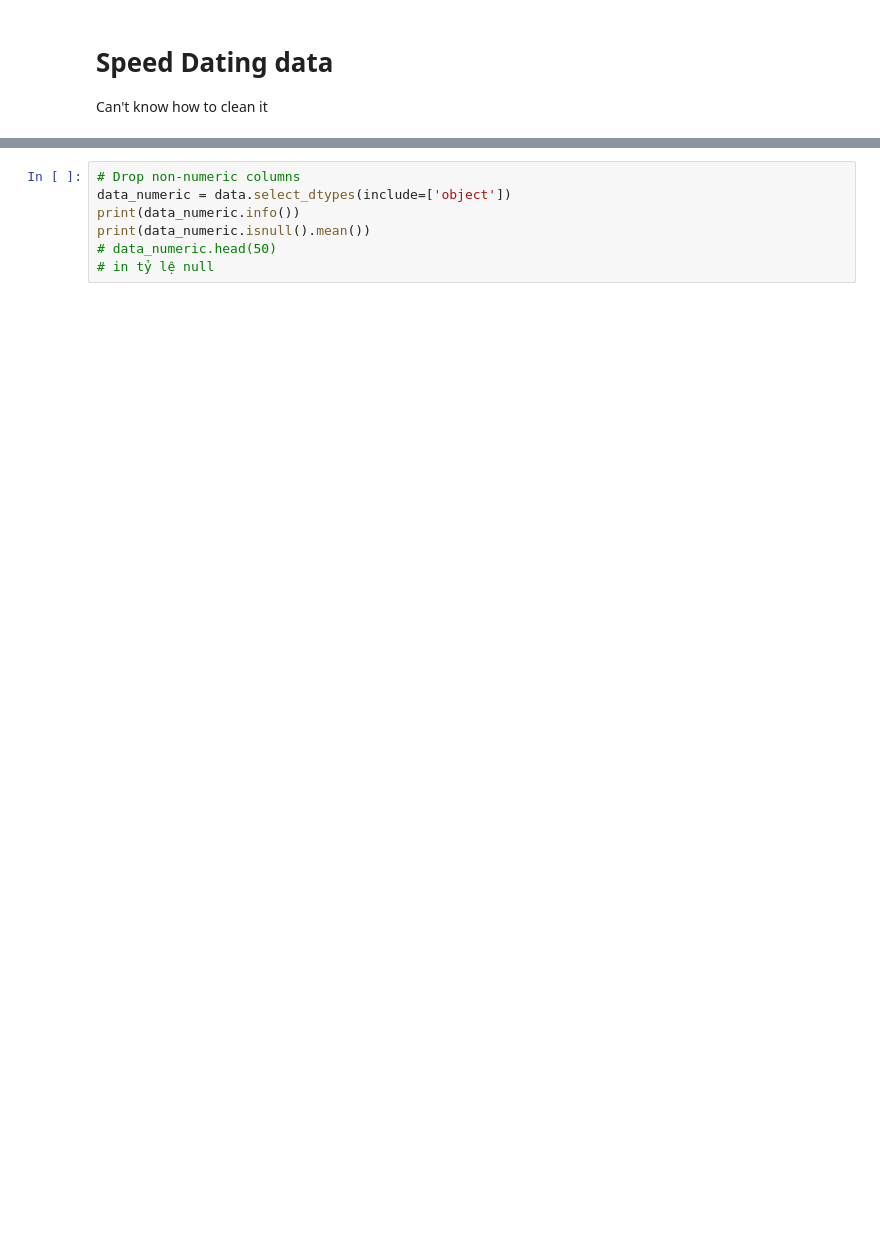
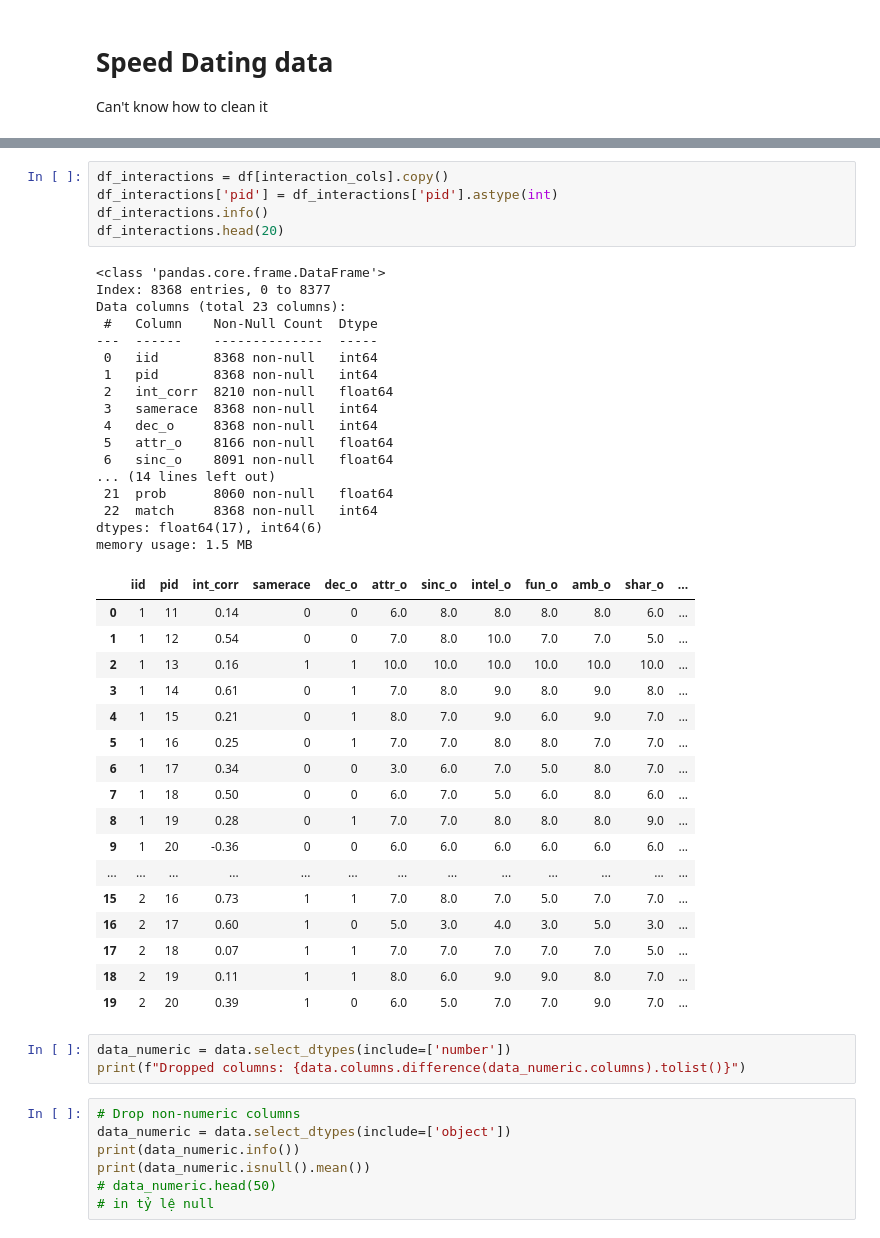
Before and after one commit to PhamHoa2006/Rcm_dt_prj, a Jupyter notebook: Clean.ipynb, the cells around one changed output, grey strips where cells are left out. Saved outputs shown, nothing was run; the diff lists cells and outputs as text; blank space fills up the shorter version.

```diff
--- a/Clean.ipynb
+++ b/Clean.ipynb
@@ -108,3 +112,46 @@ data['income'] = pd.to_numeric(data['income'].str.replace(',', ''), errors='coer
+# %%
+df_interactions = df[interaction_cols].copy()
+df_interactions['pid'] = df_interactions['pid'].astype(int)
+df_interactions.info()
+df_interactions.head(20)
+# %% [output]
+<class 'pandas.core.frame.DataFrame'>
+Index: 8368 entries, 0 to 8377
+Data columns (total 23 columns):
+ #   Column    Non-Null Count  Dtype
+---  ------    --------------  -----
+ 0   iid       8368 non-null   int64
+ 1   pid       8368 non-null   int64
+ 2   int_corr  8210 non-null   float64
+ 3   samerace  8368 non-null   int64
+ 4   dec_o     8368 non-null   int64
+ 5   attr_o    8166 non-null   float64
+ 6   sinc_o    8091 non-null   float64
+... (14 lines left out)
+ 21  prob      8060 non-null   float64
+ 22  match     8368 non-null   int64
+dtypes: float64(17), int64(6)
+memory usage: 1.5 MB
+|  | iid | pid | int_corr | samerace | dec_o | attr_o | sinc_o | intel_o | fun_o | amb_o | shar_o | ... |
+| 0 | 1 | 11 | 0.14 | 0 | 0 | 6.0 | 8.0 | 8.0 | 8.0 | 8.0 | 6.0 | ... |
+| 1 | 1 | 12 | 0.54 | 0 | 0 | 7.0 | 8.0 | 10.0 | 7.0 | 7.0 | 5.0 | ... |
+| 2 | 1 | 13 | 0.16 | 1 | 1 | 10.0 | 10.0 | 10.0 | 10.0 | 10.0 | 10.0 | ... |
+| 3 | 1 | 14 | 0.61 | 0 | 1 | 7.0 | 8.0 | 9.0 | 8.0 | 9.0 | 8.0 | ... |
+| 4 | 1 | 15 | 0.21 | 0 | 1 | 8.0 | 7.0 | 9.0 | 6.0 | 9.0 | 7.0 | ... |
+| 5 | 1 | 16 | 0.25 | 0 | 1 | 7.0 | 7.0 | 8.0 | 8.0 | 7.0 | 7.0 | ... |
+| 6 | 1 | 17 | 0.34 | 0 | 0 | 3.0 | 6.0 | 7.0 | 5.0 | 8.0 | 7.0 | ... |
+| 7 | 1 | 18 | 0.50 | 0 | 0 | 6.0 | 7.0 | 5.0 | 6.0 | 8.0 | 6.0 | ... |
+| 8 | 1 | 19 | 0.28 | 0 | 1 | 7.0 | 7.0 | 8.0 | 8.0 | 8.0 | 9.0 | ... |
+| 9 | 1 | 20 | -0.36 | 0 | 0 | 6.0 | 6.0 | 6.0 | 6.0 | 6.0 | 6.0 | ... |
+| ... | ... | ... | ... | ... | ... | ... | ... | ... | ... | ... | ... | ... |
+| 15 | 2 | 16 | 0.73 | 1 | 1 | 7.0 | 8.0 | 7.0 | 5.0 | 7.0 | 7.0 | ... |
+| 16 | 2 | 17 | 0.60 | 1 | 0 | 5.0 | 3.0 | 4.0 | 3.0 | 5.0 | 3.0 | ... |
+| 17 | 2 | 18 | 0.07 | 1 | 1 | 7.0 | 7.0 | 7.0 | 7.0 | 7.0 | 5.0 | ... |
+| 18 | 2 | 19 | 0.11 | 1 | 1 | 8.0 | 6.0 | 9.0 | 9.0 | 8.0 | 7.0 | ... |
+| 19 | 2 | 20 | 0.39 | 1 | 0 | 6.0 | 5.0 | 7.0 | 7.0 | 9.0 | 7.0 | ... |
+# %%
+data_numeric = data.select_dtypes(include=['number'])
+print(f"Dropped columns: {data.columns.difference(data_numeric.columns).tolist()}")
 # %%
 # Drop non-numeric columns
 data_numeric = data.select_dtypes(include=['object'])
```
Also changed, not shown: parts of 16 cells of this notebook, 2 other files.
